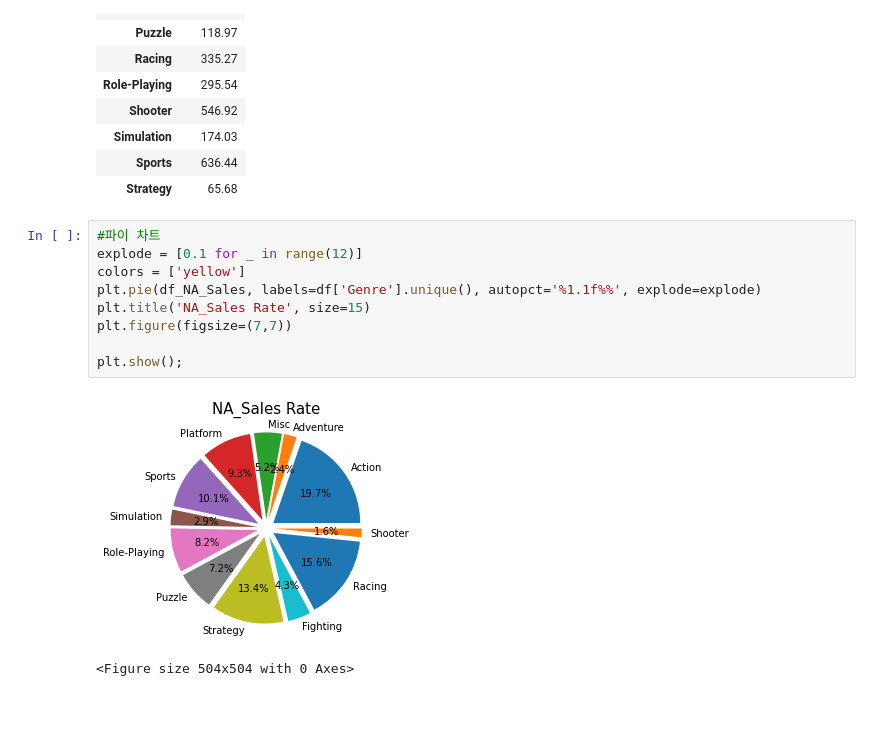
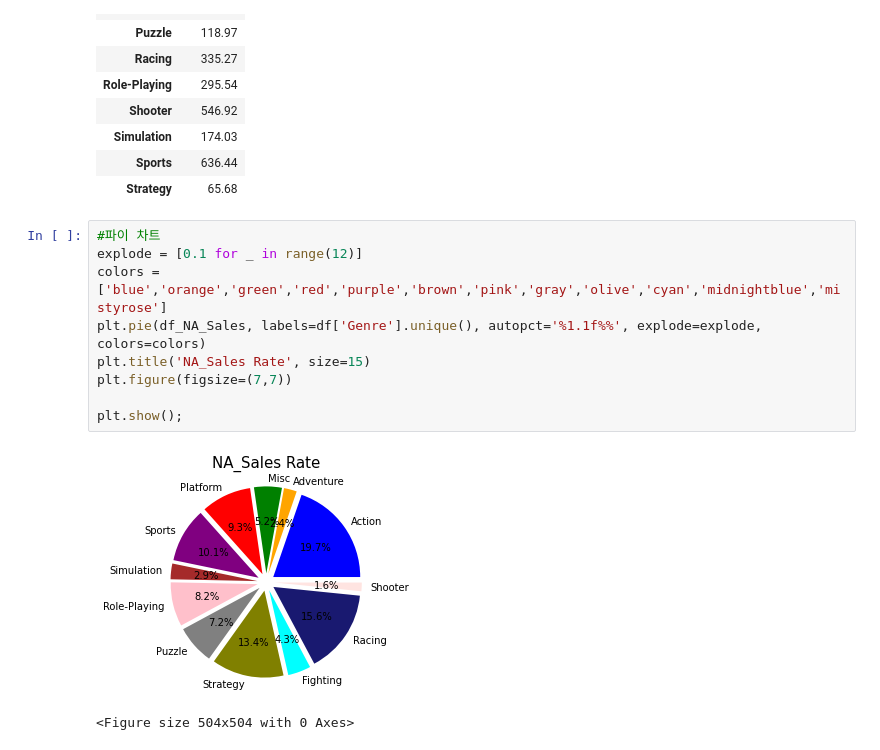
Before and after one commit to kimkihyun1/Game-Genre-Analysis, a Jupyter notebook: AI_14_김기현_Section1.ipynb, the cells around one changed output. Cells and saved outputs as stored; diff of their text form; blank space fills up the shorter version.

```diff
--- a/AI_14_김기현_Section1.ipynb
+++ b/AI_14_김기현_Section1.ipynb
@@ -145,12 +148,12 @@ df_NA_Sales
 # %%
 #파이 차트
 explode = [0.1 for _ in range(12)]
-colors = ['yellow']
-plt.pie(df_NA_Sales, labels=df['Genre'].unique(), autopct='%1.1f%%', explode=explode)
+colors = ['blue','orange','green','red','purple','brown','pink','gray','olive','cyan','midnightblue','mistyrose']
+plt.pie(df_NA_Sales, labels=df['Genre'].unique(), autopct='%1.1f%%', explode=explode, colors=colors)
 plt.title('NA_Sales Rate', size=15)
 plt.figure(figsize=(7,7))
 
 plt.show();
 # %% [output]
-[figure, old version]
+[figure, new version]
 <Figure size 504x504 with 0 Axes>
```
Also changed, not shown: parts of 1 cell of this notebook.
